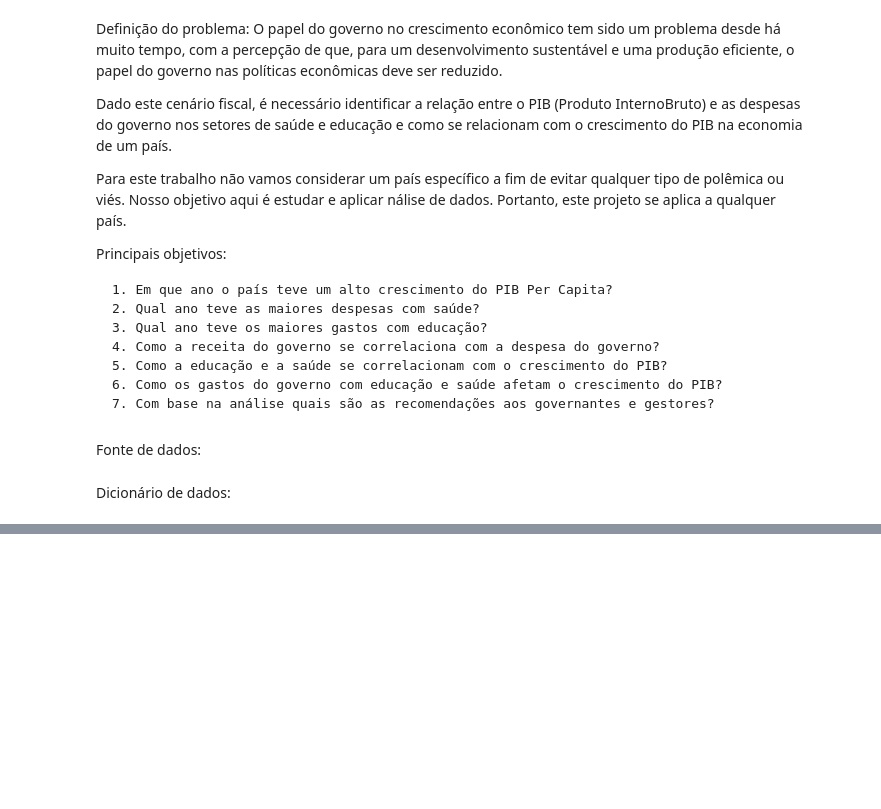
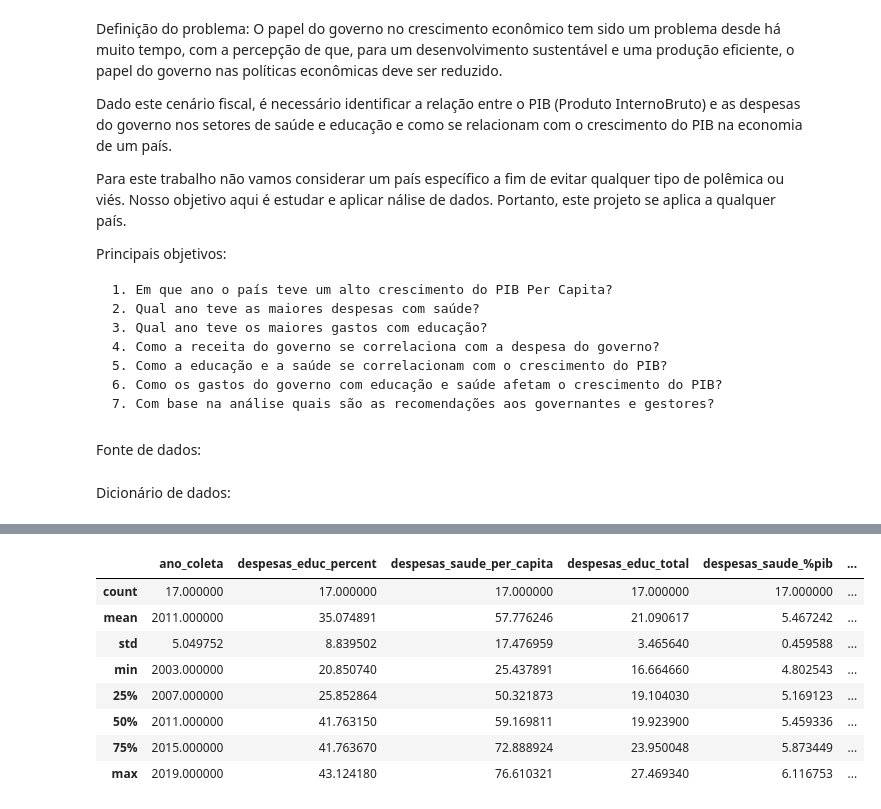
Before and after one commit to Renan-LS/Renan-LS, a Jupyter notebook: E_gov_Analytics.ipynb, the cells around one changed output, grey strips where cells are left out. Cells and saved outputs as stored; diff of their text form; code cells hidden in the pictures; blank space fills up the shorter version.

```diff
--- a/E_gov_Analytics.ipynb
+++ b/E_gov_Analytics.ipynb
@@ -33,0 +147,13 @@ Dicionário de dados:
+# %%
+# Novo resumo Estatístico
+dados_egov.describe()
+# %% [output]
+|  | ano_coleta | despesas_educ_percent | despesas_saude_per_capita | despesas_educ_total | despesas_saude_%pib | ... |
+| count | 17.000000 | 17.000000 | 17.000000 | 17.000000 | 17.000000 | ... |
+| mean | 2011.000000 | 35.074891 | 57.776246 | 21.090617 | 5.467242 | ... |
+| std | 5.049752 | 8.839502 | 17.476959 | 3.465640 | 0.459588 | ... |
+| min | 2003.000000 | 20.850740 | 25.437891 | 16.664660 | 4.802543 | ... |
+| 25% | 2007.000000 | 25.852864 | 50.321873 | 19.104030 | 5.169123 | ... |
+| 50% | 2011.000000 | 41.763150 | 59.169811 | 19.923900 | 5.459336 | ... |
+| 75% | 2015.000000 | 41.763670 | 72.888924 | 23.950048 | 5.873449 | ... |
+| max | 2019.000000 | 43.124180 | 76.610321 | 27.469340 | 6.116753 | ... |
```
Also changed, not shown: parts of 20 cells of this notebook.
